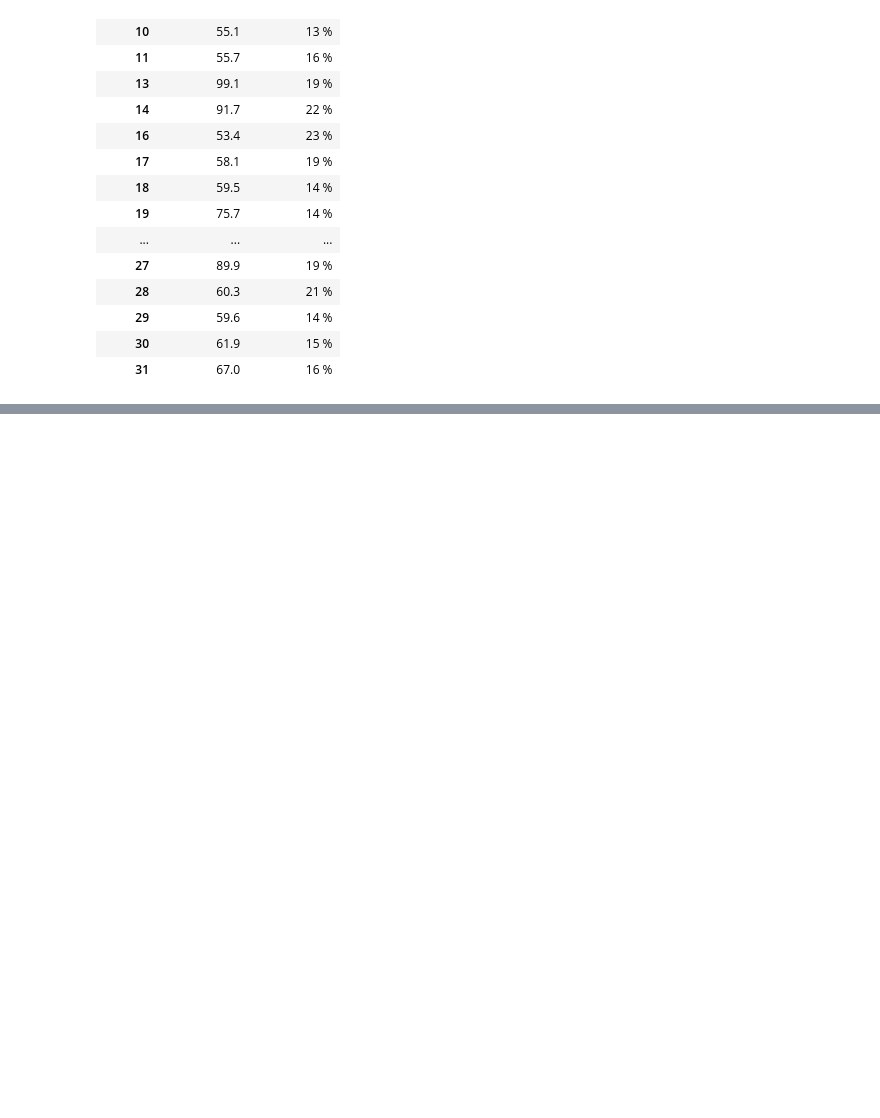
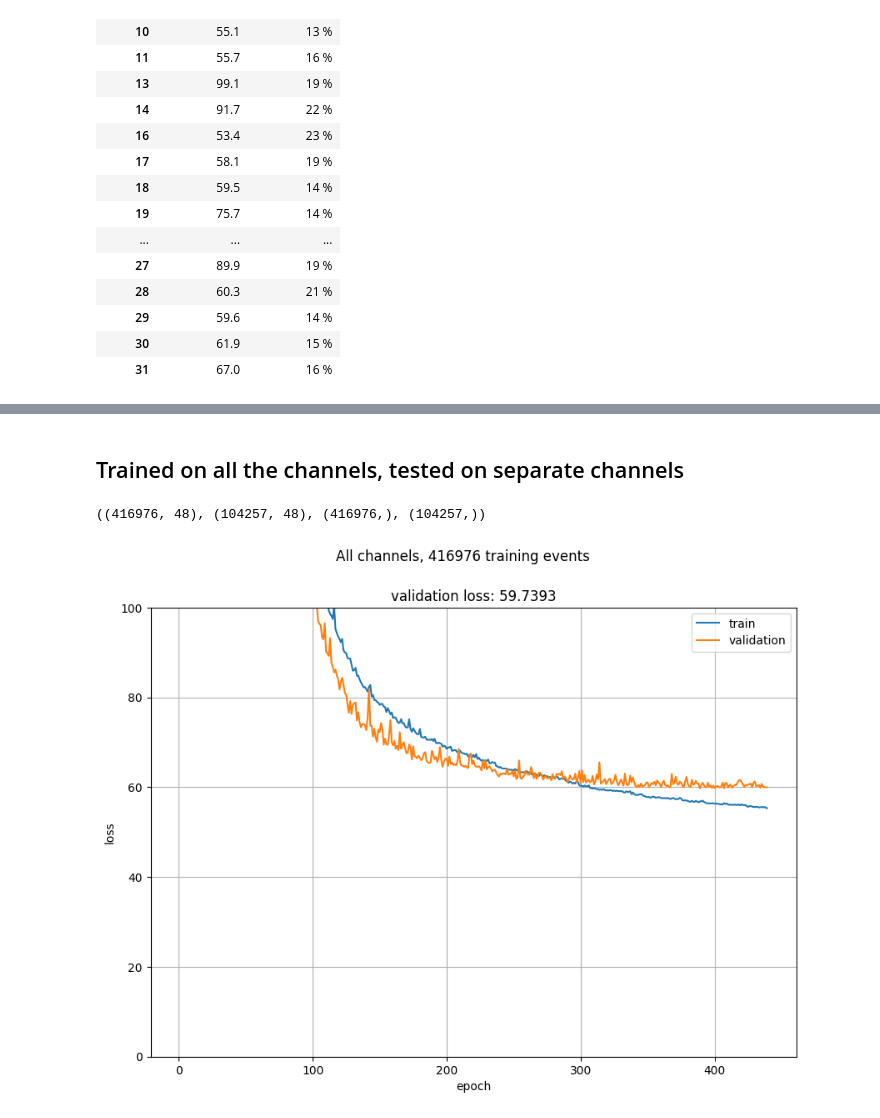
Before and after one commit to MatiXOfficial/pps-diamond-time-measurement, a Jupyter notebook: notebooks/neural_network_results/channel_experiments.ipynb, the cells around one changed output, grey strips where cells are left out. Cells and saved outputs as stored; diff of their text form; code cells hidden in the pictures; blank space fills up the shorter version.

Commit message:
Completed multi-channel results

```diff
--- a/notebooks/neural_network_results/channel_experiments.ipynb
+++ b/notebooks/neural_network_results/channel_experiments.ipynb
@@ -49,7 +50,7 @@ def plot_difference_hist(y_true, y_pred, channel, method, hist_range=(-2, 2), n_
     return std
 
 
-def train_model(model, X_train, y_train, X_test, y_test, lr=0.01, name='model', train=True, n_epochs=3000, verbose=1,
+def train_model(model, X_train, y_train, X_test, y_test, lr=0.01, name='model', train=False, n_epochs=3000, verbose=1,
                 batch_size=2048, lr_patience=10, es_patience=200, loss_weights=10_000):
     model.compile(loss='mse', optimizer=optimizers.Adam(lr), loss_weights=loss_weights)
 
@@ -79,8 +80,9 @@ def train_model(model, X_train, y_train, X_test, y_test, lr=0.01, name='model',
 
 
 def load_model(model, lr=0.01, name='model', loss_weights=None):
+    model_data_dir = f'/data/model_weights/nn_results/channel_experiments/{name}'
     model.compile(loss='mse', optimizer=optimizers.Adam(lr), loss_weights=loss_weights)
-    model.load_weights(PWD + f'data/model_weights/nn_results/channel_experiments/{name}/weights')
+    model.load_weights(PWD + model_data_dir + "/weights")
 # %%
 def pred_and_retrieve_y(model, X):
     Y_heatmap = model.predict(X, batch_size=8192)
@@ -215,0 +304,35 @@ df
+# %% [markdown]
+## Trained on all the channels, tested on separate channels
+# %%
+X_all_train, X_all_test, y_all_train, y_all_test = [], [], [], []
+
+for X, y in list(all_channels_data.values()):
+    X_aug, y_aug = augmentation_random_cut(X, y, 16, seed=42, apply=True)
+    X_train, X_test, y_train, y_test = train_test_split(X_aug, y_aug, test_size=TEST_SIZE, random_state=RANDOM_STATE)
+
+    X_all_train.append(X_train)
+    X_all_test.append(X_test)
+    y_all_train.append(y_train)
+    y_all_test.append(y_test)
+
+X_all_train = np.concatenate(X_all_train)
+X_all_test = np.concatenate(X_all_test)
+y_all_train = np.concatenate(y_all_train)
+y_all_test = np.concatenate(y_all_test)
+
+Y_all_heatmap_train = np.array([gaussian_kernel(y) for y in y_all_train])
+Y_all_heatmap_test = np.array([gaussian_kernel(y) for y in y_all_test])
+
+X_all_train.shape, X_all_test.shape, y_all_train.shape, y_all_test.shape
+# %% [output]
+((416976, 48), (104257, 48), (416976,), (104257,))
+# %%
+model = optimal_model_builder()
+
+history = train_model(model, X_all_train, Y_all_heatmap_train, X_all_test, Y_all_heatmap_test,
+                      name=f'model_all_channels', batch_size=8192, train=False, n_epochs=500, verbose=1,
+                      lr_patience=4, es_patience=50)
+
+plot_history(history, f"All channels, {len(X_all_train)} training events", ymax=100, figsize=(10, 7))
+# %% [output]
+[figure, added]
```
Also changed, not shown: parts of 9 cells of this notebook.
